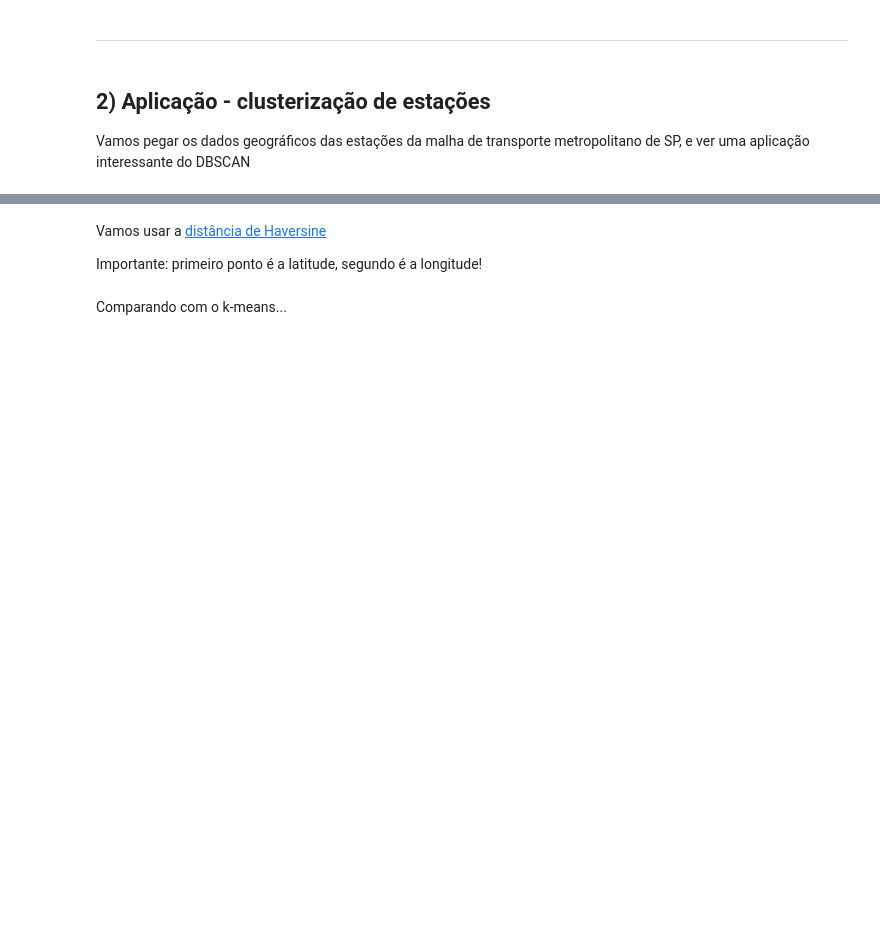
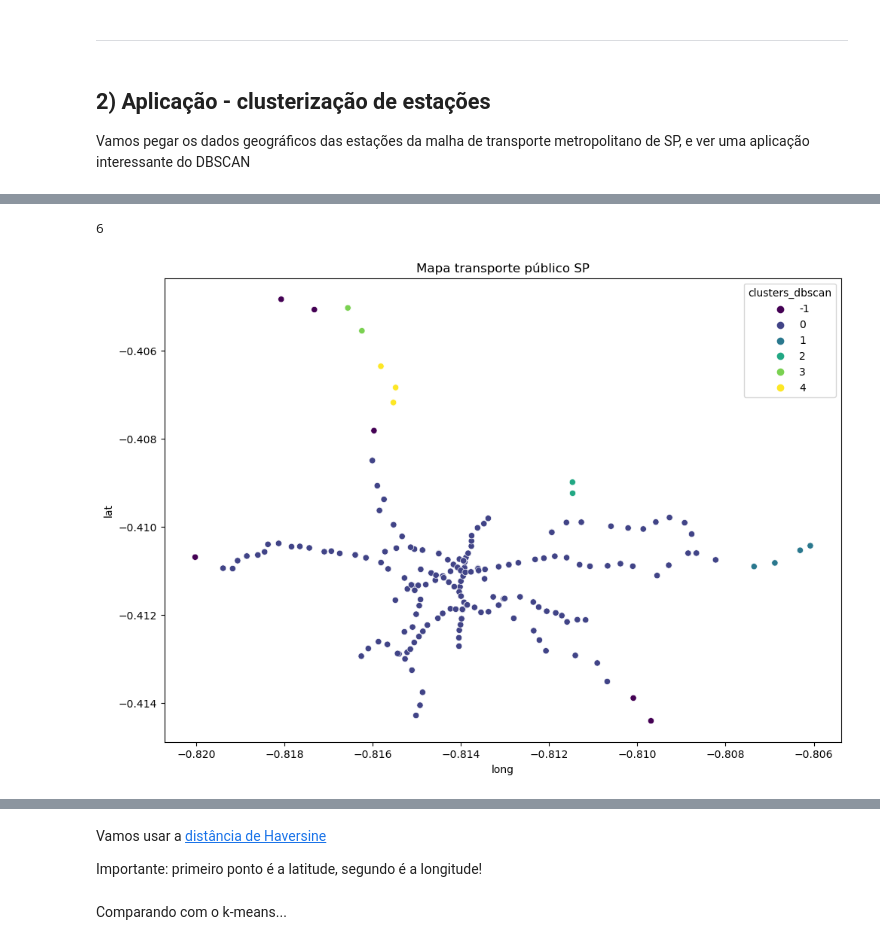
Before and after one commit to brunoissamo/Be-Tech-by-Braskem, a Jupyter notebook: Aula 06/6.1 DBSCAN.ipynb, the cells around one changed output, grey strips where cells are left out. Drawn from its saved outputs; the diff is of its cells as text; code cells hidden in the pictures; blank space fills up the shorter version.

```diff
--- a/Aula 06/6.1 DBSCAN.ipynb
+++ b/Aula 06/6.1 DBSCAN.ipynb
@@ -106,0 +206,2 @@ df = pd.read_csv("../datasets/metroetrem_sp_comlinks.csv").reset_index(drop=True
+# %%
+X = np.radians(X)
@@ -107,2 +224,10 @@ df = pd.read_csv("../datasets/metroetrem_sp_comlinks.csv").reset_index(drop=True
 # %%
 from sklearn.cluster import DBSCAN
+# %%
+eps_km = 4
+RT = 6371.0088
+
+eps_angular = eps_km/RT
+# %%
+dbscan = DBSCAN(eps=eps_angular, min_samples=2, metric='haversine')
+dbscan.fit(X)
@@ -108,0 +251,3 @@ from sklearn.cluster import DBSCAN
+# %%
+X['clusters_dbscan'] = dbscan.labels_
+X
@@ -108,0 +268,15 @@ from sklearn.cluster import DBSCAN
+# %%
+X['clusters_dbscan'].nunique()
+# %% [output]
+6
+# %%
+plt.figure(figsize=(16, 8))
+
+plt.title('Mapa transporte público SP')
+
+sns.scatterplot(data=X, x='long', y='lat', hue='clusters_dbscan', palette='viridis')
+
+plt.gca().set_aspect('equal', adjustable='box')
+plt.show()
+# %% [output]
+[figure, added]
```
Also changed, not shown: parts of 26 cells of this notebook, 1 other file.
